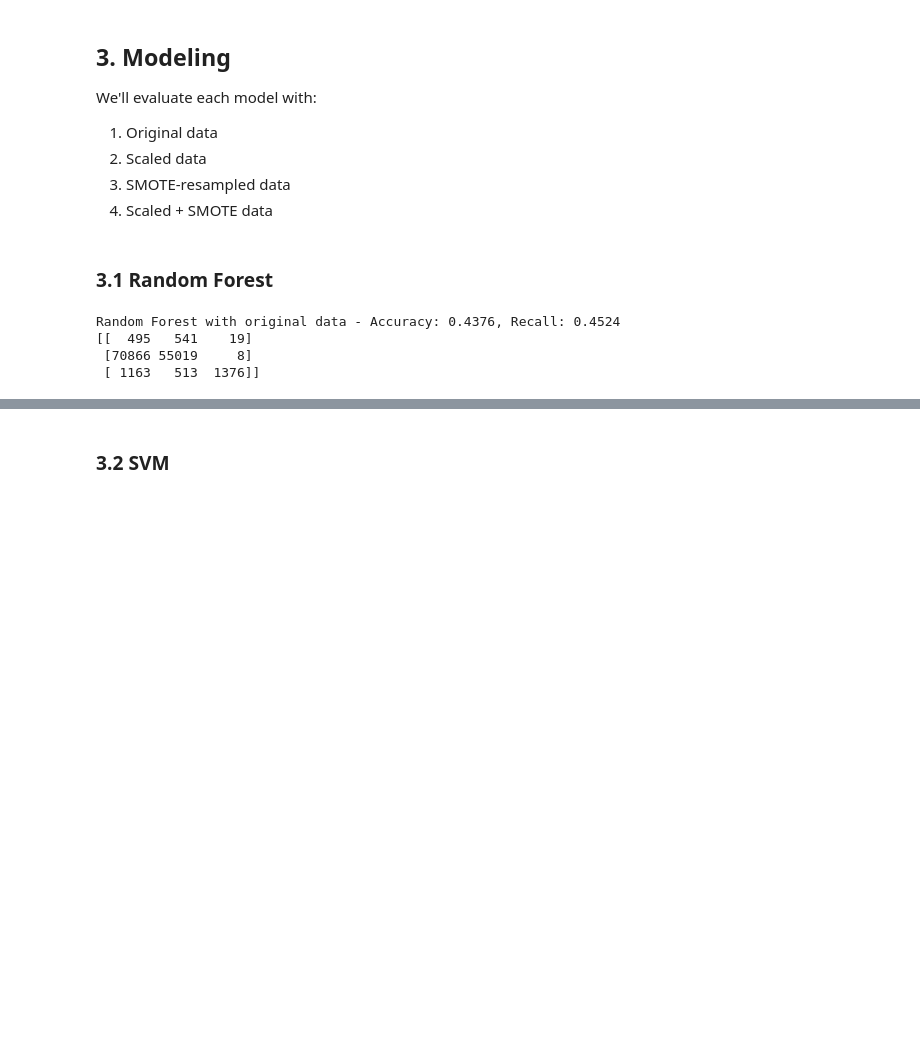
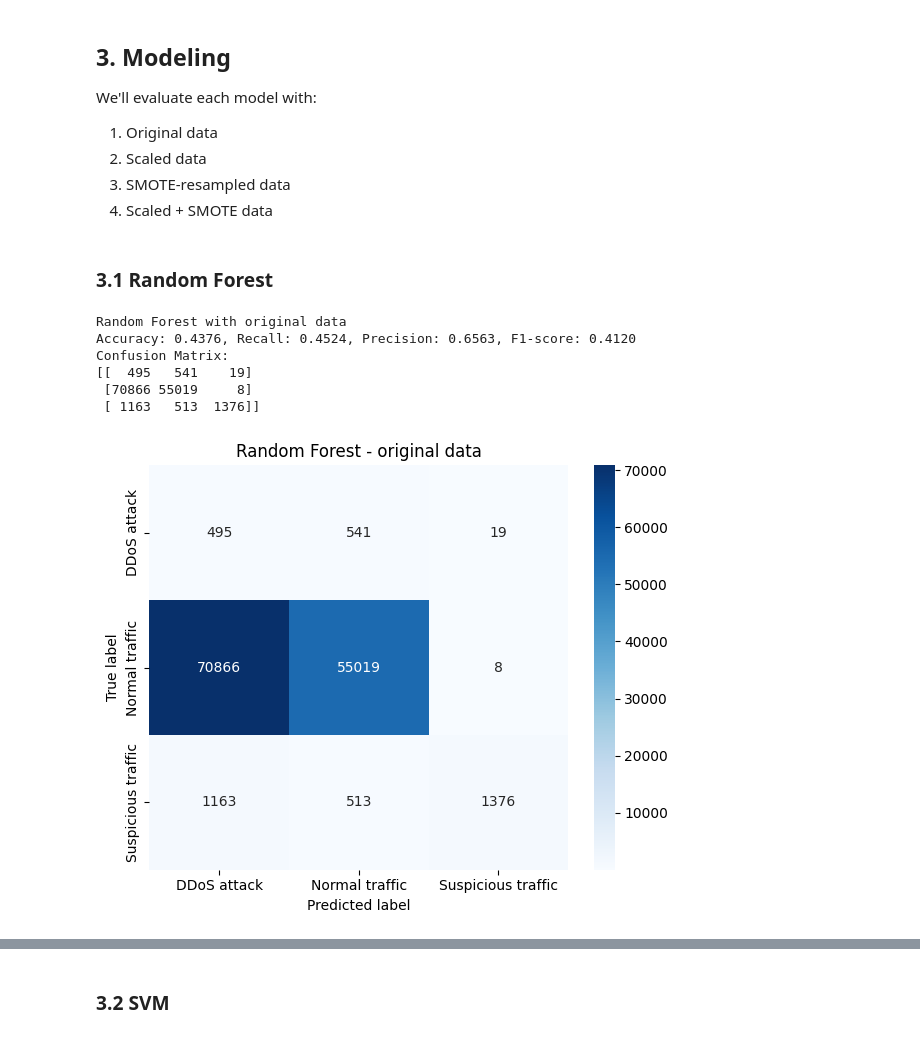
Before and after one commit to varsanyimate/ddos, a Jupyter notebook: src/baseline_model_comparison.ipynb, the cells around one changed output, grey strips where cells are left out. Drawn from its saved outputs; the diff is of its cells as text; code cells hidden in the pictures; blank space fills up the shorter version.

```diff
--- a/src/baseline_model_comparison.ipynb
+++ b/src/baseline_model_comparison.ipynb
@@ -127,33 +128,53 @@ def evaluate_model(model, X_train_data, y_train_data, X_test_data, y_test_data,
     y_pred = model.predict(X_test_data)
     accuracy = accuracy_score(y_test_data, y_pred)
     recall = recall_score(y_test_data, y_pred, average="macro")
+    precision = precision_score(y_test_data, y_pred, average="macro")
+    f1 = f1_score(y_test_data, y_pred, average="macro")
     conf_matrix = confusion_matrix(y_test_data, y_pred)
 
     # Print results
-    print(f"{model_name} with {data_type} - Accuracy: {accuracy:.4f}, Recall: {recall:.4f}")
+    print(f"{model_name} with {data_type}")
+    print(f"Accuracy: {accuracy:.4f}, Recall: {recall:.4f}, Precision: {precision:.4f}, F1-score: {f1:.4f}")
+    print("Confusion Matrix:")
     print(conf_matrix)
 
-    # Store results for summary
+    # Store results
     results[f"{model_name} ({data_type})"] = {
         'Accuracy': round(accuracy * 100, 2),
-        'Recall': round(recall * 100, 2)
+        'Recall': round(recall * 100, 2),
+        'Precision': round(precision * 100, 2),
+        'F1-score': round(f1 * 100, 2)
     }
 
     return model, y_pred, conf_matrix
+
+
+def plot_conf_matrix(cm, model_name, data_type, labels):
+    plt.figure(figsize=(6, 5))
+    sns.heatmap(cm, annot=True, fmt='d', cmap='Blues', xticklabels=labels, yticklabels=labels)
+    plt.title(f"{model_name} - {data_type}")
+    plt.xlabel('Predicted label')
+    plt.ylabel('True label')
+    plt.tight_layout()
+    plt.show()
 # %% [markdown]
 ### 3.1 Random Forest
 # %%
 # 1. Random Forest with original data
 rf_model = RandomForestClassifier(n_estimators=100, random_state=42)
 rf_original, y_pred_rf, conf_rf = evaluate_model(
     rf_model, X_train, y_train, X_test, y_test,
     "Random Forest", "original data"
 )
+plot_conf_matrix(conf_rf, "Random Forest", "original data", le.classes_)
 # %% [output]
-Random Forest with original data - Accuracy: 0.4376, Recall: 0.4524
+Random Forest with original data
+Accuracy: 0.4376, Recall: 0.4524, Precision: 0.6563, F1-score: 0.4120
+Confusion Matrix:
 [[  495   541    19]
  [70866 55019     8]
  [ 1163   513  1376]]
+[figure, added]
 # %%
 # 2. Random Forest with scaled data
 rf_scaled = RandomForestClassifier(n_estimators=100, random_state=42)
```
Also changed, not shown: parts of 18 cells of this notebook.
